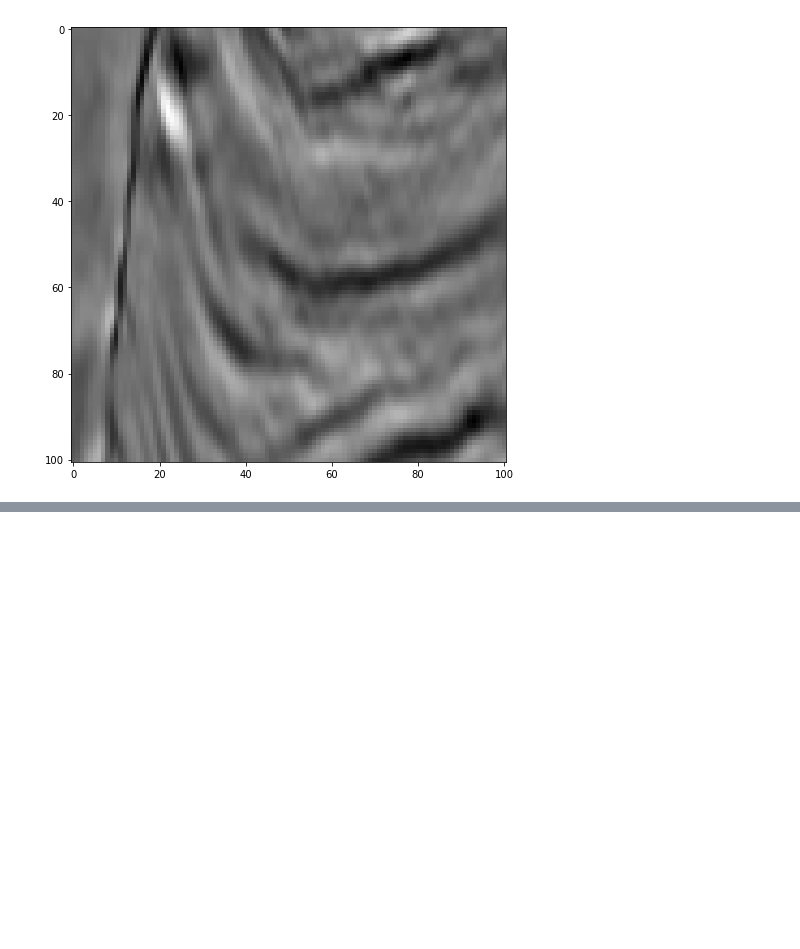
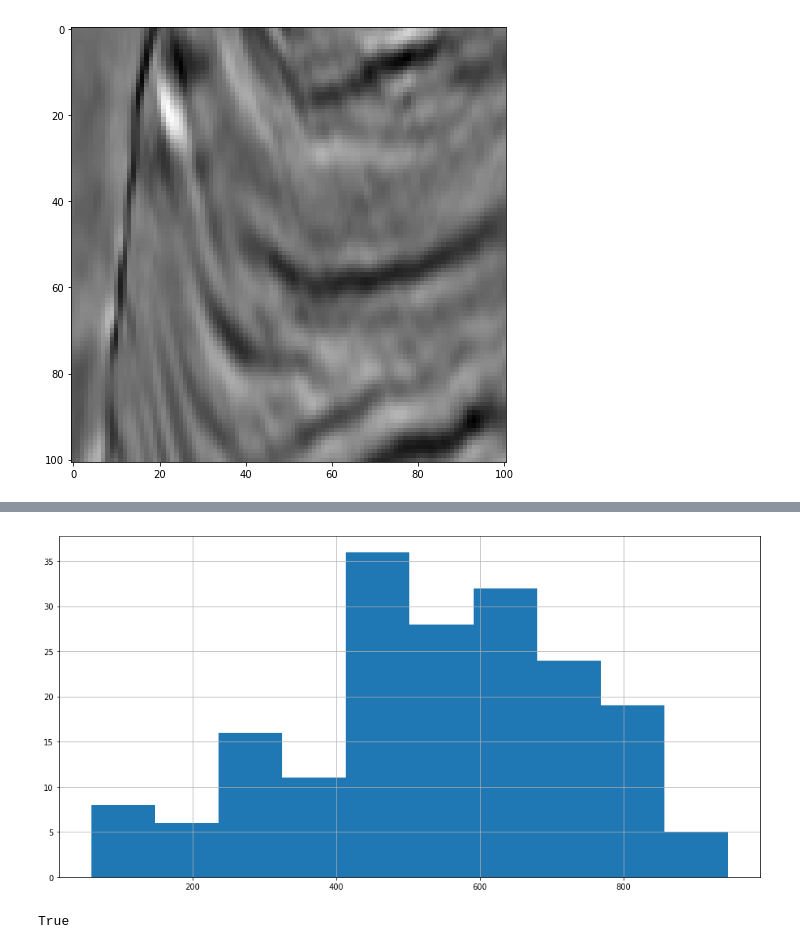
Before and after one commit to pedrodiamel/kaggle-tgs-salt-identification, a Jupyter notebook: books/data_analysis.ipynb, the cells around one changed output, grey strips where cells are left out. Cells and saved outputs as stored; diff of their text form; code cells hidden in the pictures; blank space fills up the shorter version.

```diff
--- a/books/data_analysis.py.ipynb
+++ b/books/data_analysis.ipynb
@@ -371,0 +472,24 @@ plt.show()
+# %%
+
+metadata = []
+for i in range( len(index) ):
+    name, image, mask, depth = data[ index[i] ]
+    mg     = maggradient(image)
+    area   = mask.sum()
+    mean   = image.mean()
+    std    = image.std()
+
+    if area==0: continue;
+
+    metadata.append( {
+        'name':name,
+        'depth':depth,
+        'mg':mg,
+        'area':area,
+        'mean':mean,
+        'std':std,
+        'bool': True ,
+        }  )
+
+metadata = pd.DataFrame( metadata )
+metadata.head()
@@ -371,0 +503,10 @@ plt.show()
+# %%
+plt.figure( figsize=(16,8) )
+metadata['depth'].hist()
+plt.show()
+# %% [output]
+[figure, added]
+# %%
+not 10 in index
+# %% [output]
+True
```
Also changed, not shown: parts of 7 cells of this notebook, 16 other files.
